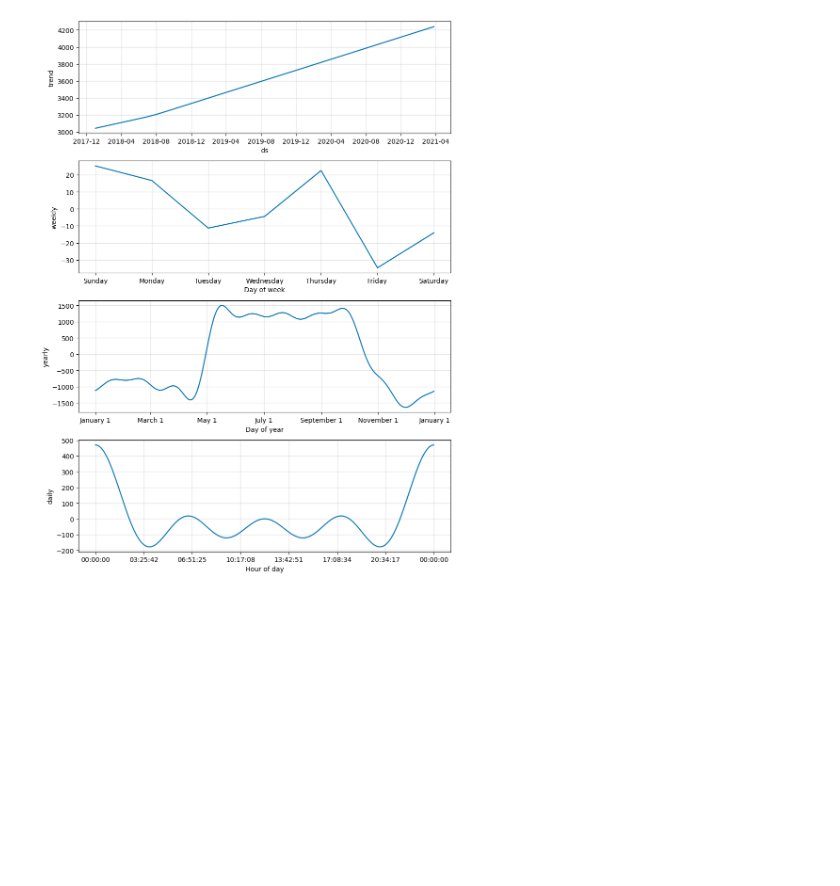
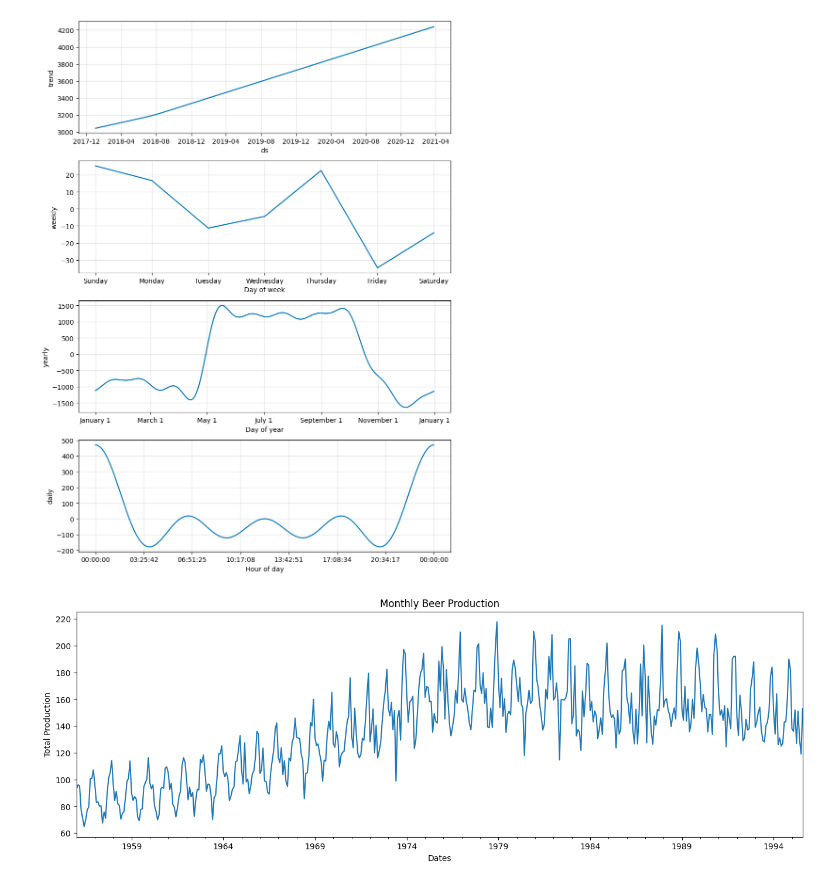
Before and after one commit to jed-gore/MLFeatures, a Jupyter notebook: feature_test.ipynb, the cells around one changed output. Cells and saved outputs as stored; diff of their text form; code cells hidden in the pictures; blank space fills up the shorter version.

```diff
--- a/feature_test.ipynb
+++ b/feature_test.ipynb
@@ -44,0 +56,10 @@ plt2 = m.plot_components(forecast)
+# %%
+df = pd.read_csv('monthly-beer-production-in-austr.csv')
+df.Month = pd.to_datetime(df.Month)
+df = df.set_index("Month")
+#Basic Data Plot
+df.index.freq = 'MS'
+ax = df['Monthly_Prod'].plot(figsize = (16,5), title = "Monthly Beer Production")
+ax.set(xlabel='Dates', ylabel='Total Production');
+# %% [output]
+[figure, added]
```
Also changed, not shown: parts of 1 cell of this notebook, 1 other file.
